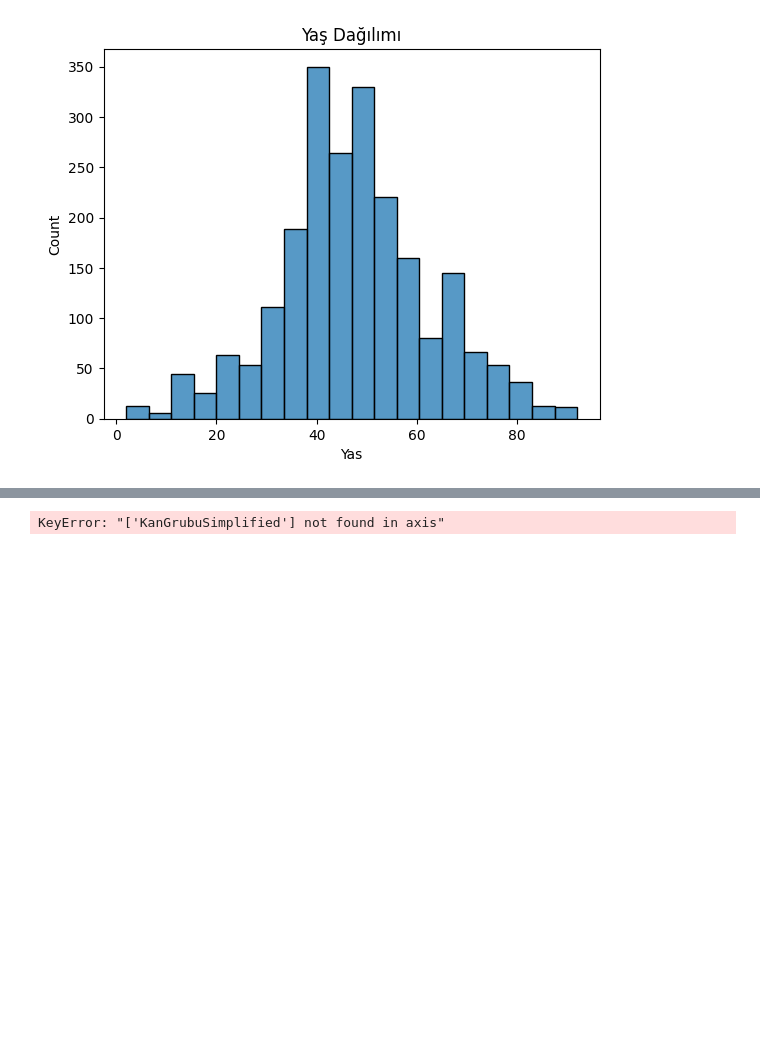
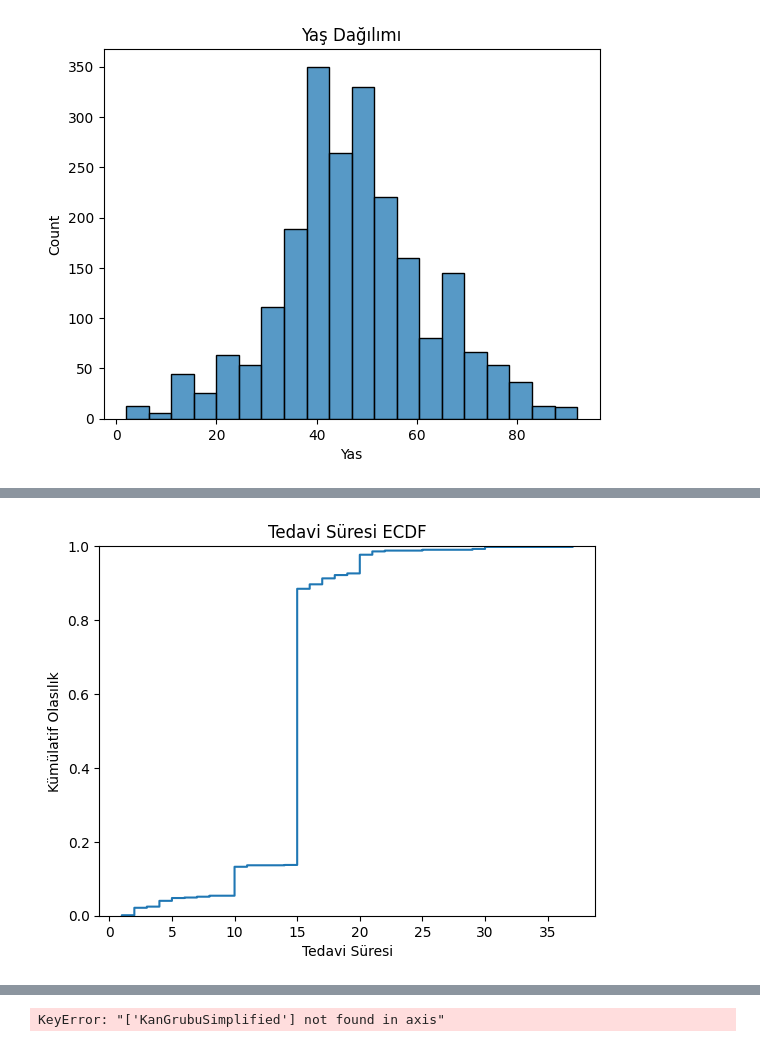
Before and after one commit to selinxxA/Pusula_Selin_Erman, a Jupyter notebook: Pusula_Staj.ipynb, the cells around one changed output, grey strips where cells are left out. Cells and saved outputs as stored; diff of their text form; code cells hidden in the pictures; blank space fills up the shorter version.

```diff
--- a/Pusula_Staj.ipynb
+++ b/Pusula_Staj.ipynb
@@ -487,3 +494,11 @@ plt.show()
+# %%
+sns.ecdfplot(df["Tedavi_suresi"])
+plt.xlabel("Tedavi Süresi")
+plt.ylabel("Kümülatif Olasılık")
+plt.title("Tedavi Süresi ECDF")
+plt.show()
+# %% [output]
+[figure, added]
 # %%
 df["Alerji"] = df["Alerji"].fillna("Unknown")
 df_unique = df.groupby("HastaNo")["Alerji"].apply(lambda x: ",".join(x.unique())).reset_index()
```
Also changed, not shown: parts of 1 cell of this notebook.
